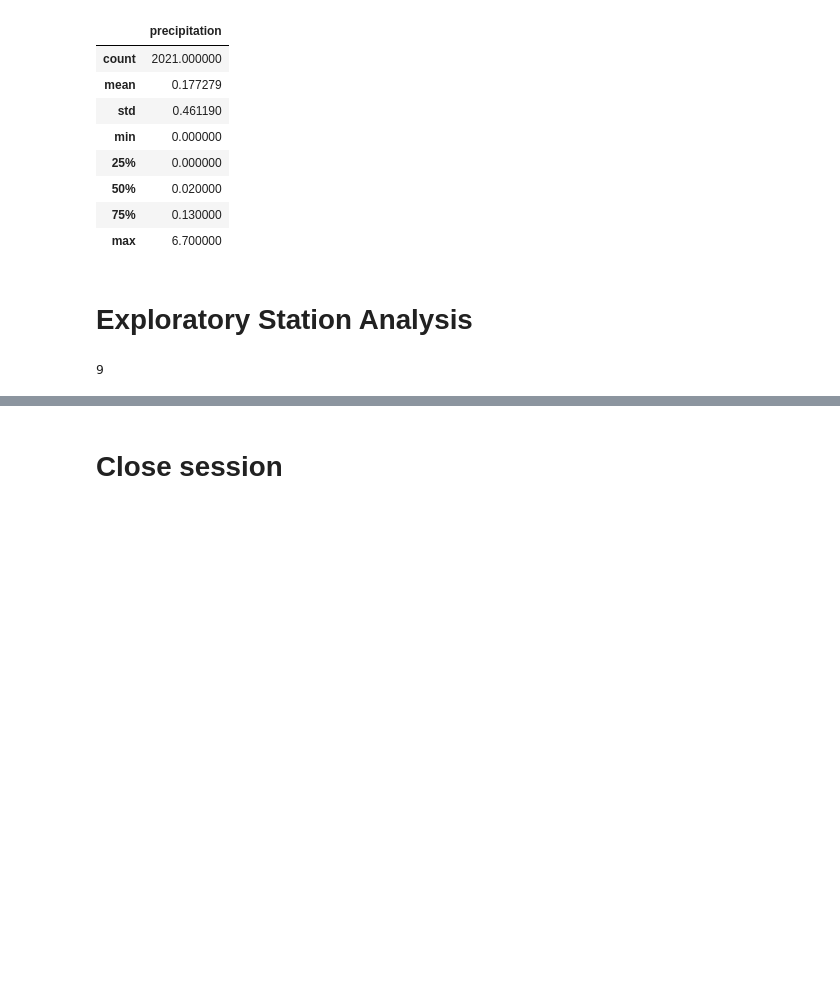
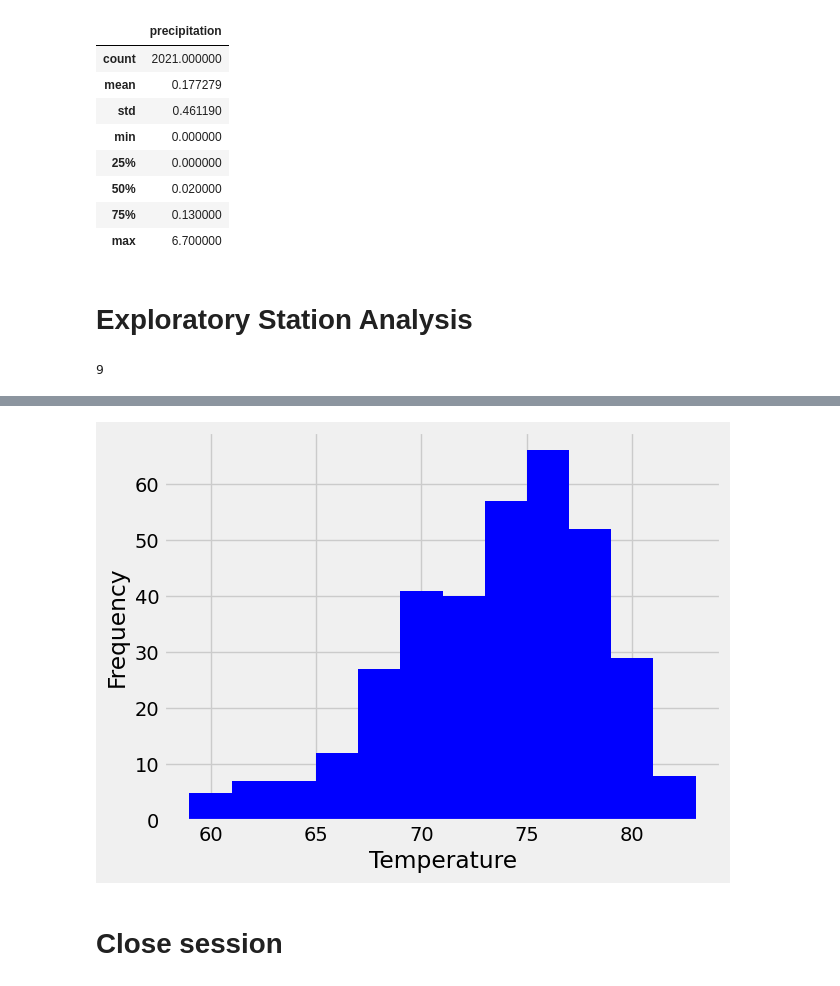
Before and after one commit to BlakeG2424/sqlalchemy-challenge, a Jupyter notebook: SurfsUp/climate_starter.ipynb, the cells around one changed output, grey strips where cells are left out. Drawn from its saved outputs; the diff is of its cells as text; code cells hidden in the pictures; blank space fills up the shorter version.

```diff
--- a/SurfsUp/climate_starter.ipynb
+++ b/SurfsUp/climate_starter.ipynb
@@ -129,3 +155,9 @@ print(total_stations)
 # %%
 # Using the most active station id
 # Query the last 12 months of temperature observation data for this station and plot the results as a histogram
+tobs_station = session.query(Measurement.station, Measurement.tobs)\
+    .filter(Measurement.date > '2016-08-23')\
+    .filter(Measurement.date <= '2017-08-23')\
+    .filter(Measurement.station == "USC00519281").all()
+
+tobs_station
@@ -132,3 +182,14 @@ print(total_stations)
+# %%
+# convert to df and plot the results in above cell using a histogram
+tobs_stations_df = pd.DataFrame(tobs_station, columns=["Station", "Temp. Observations"])
+
+tobs_stations_df["Temp. Observations"].hist(bins=12, color="blue")
+plt.xlabel("Temperature")
+plt.ylabel("Frequency")
+
+plt.show()
+# %% [output]
+[figure, added]
 # %% [markdown]
 # Close session
 # %%
```
Also changed, not shown: parts of 5 cells of this notebook.
